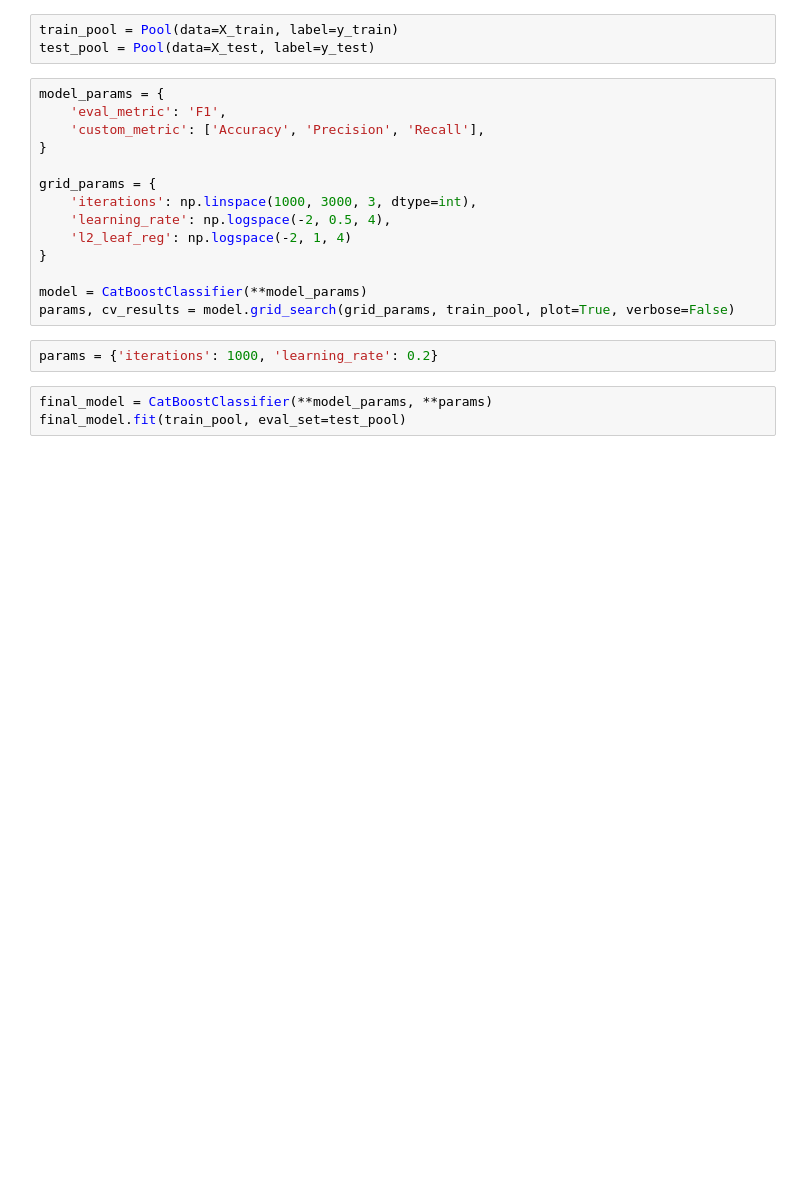
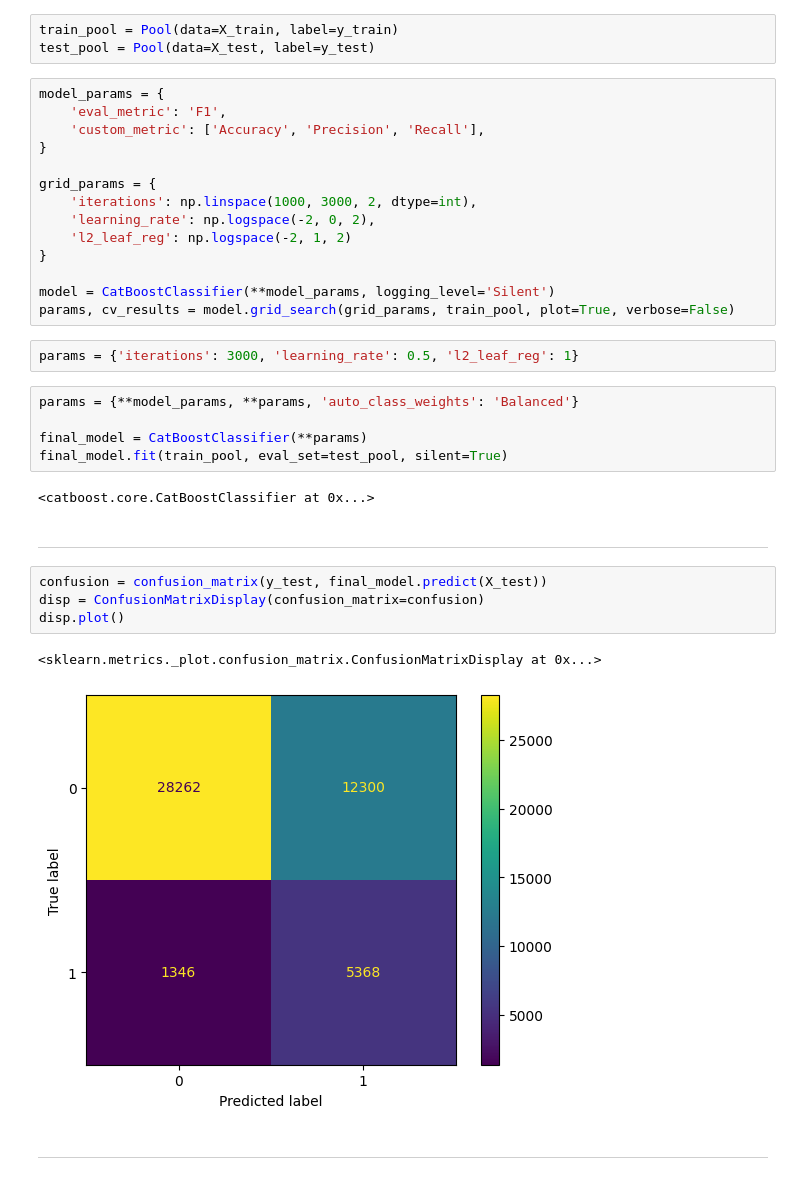
Before and after one commit to Mb-NextTime/explain, a Jupyter notebook: auto-explainability.ipynb, the cells around one changed output. Saved outputs shown, nothing was run; the diff lists cells and outputs as text; blank space fills up the shorter version.

```diff
--- a/auto-explainability.ipynb
+++ b/auto-explainability.ipynb
@@ -54,15 +60,30 @@ model_params = {
 }
 
 grid_params = {
-    'iterations': np.linspace(1000, 3000, 3, dtype=int),
-    'learning_rate': np.logspace(-2, 0.5, 4),
-    'l2_leaf_reg': np.logspace(-2, 1, 4)
+    'iterations': np.linspace(1000, 3000, 2, dtype=int),
+    'learning_rate': np.logspace(-2, 0, 2),
+    'l2_leaf_reg': np.logspace(-2, 1, 2)
 }
 
-model = CatBoostClassifier(**model_params)
+model = CatBoostClassifier(**model_params, logging_level='Silent')
 params, cv_results = model.grid_search(grid_params, train_pool, plot=True, verbose=False)
 # %%
-params = {'iterations': 1000, 'learning_rate': 0.2}
+params = {'iterations': 3000, 'learning_rate': 0.5, 'l2_leaf_reg': 1}
 # %%
-final_model = CatBoostClassifier(**model_params, **params)
-final_model.fit(train_pool, eval_set=test_pool)
+params = {**model_params, **params, 'auto_class_weights': 'Balanced'}
+
+final_model = CatBoostClassifier(**params)
+final_model.fit(train_pool, eval_set=test_pool, silent=True)
+# %% [output]
+<catboost.core.CatBoostClassifier at 0x...>
+# %% [markdown]
+---
+# %%
+confusion = confusion_matrix(y_test, final_model.predict(X_test))
+disp = ConfusionMatrixDisplay(confusion_matrix=confusion)
+disp.plot()
+# %% [output]
+<sklearn.metrics._plot.confusion_matrix.ConfusionMatrixDisplay at 0x...>
+[figure, added]
+# %% [markdown]
+---
```
Also changed, not shown: parts of 12 cells of this notebook.
